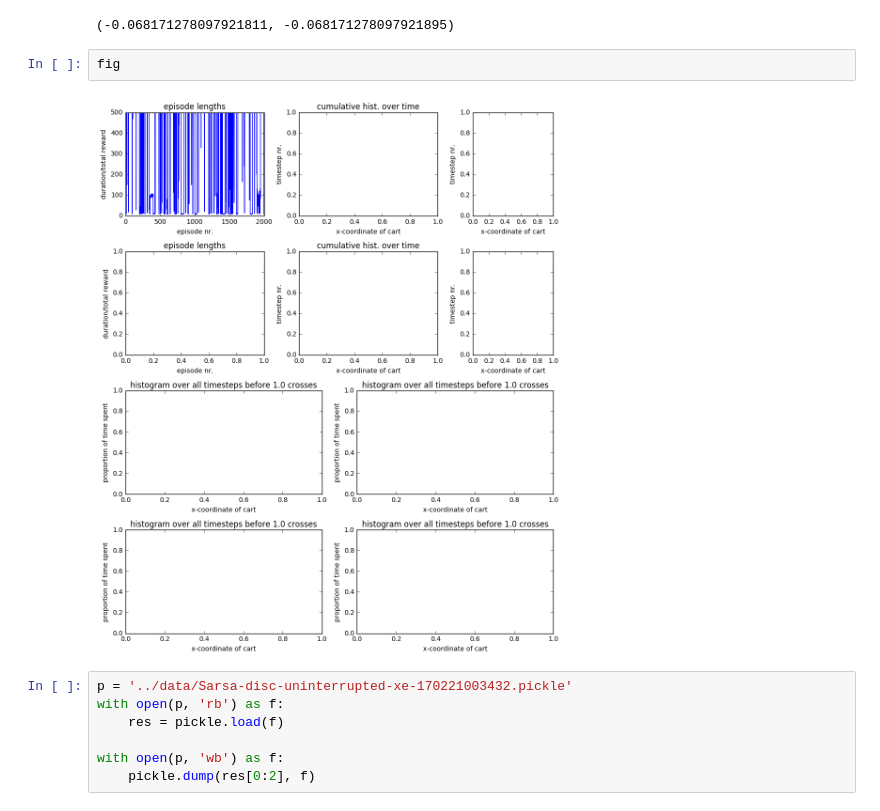
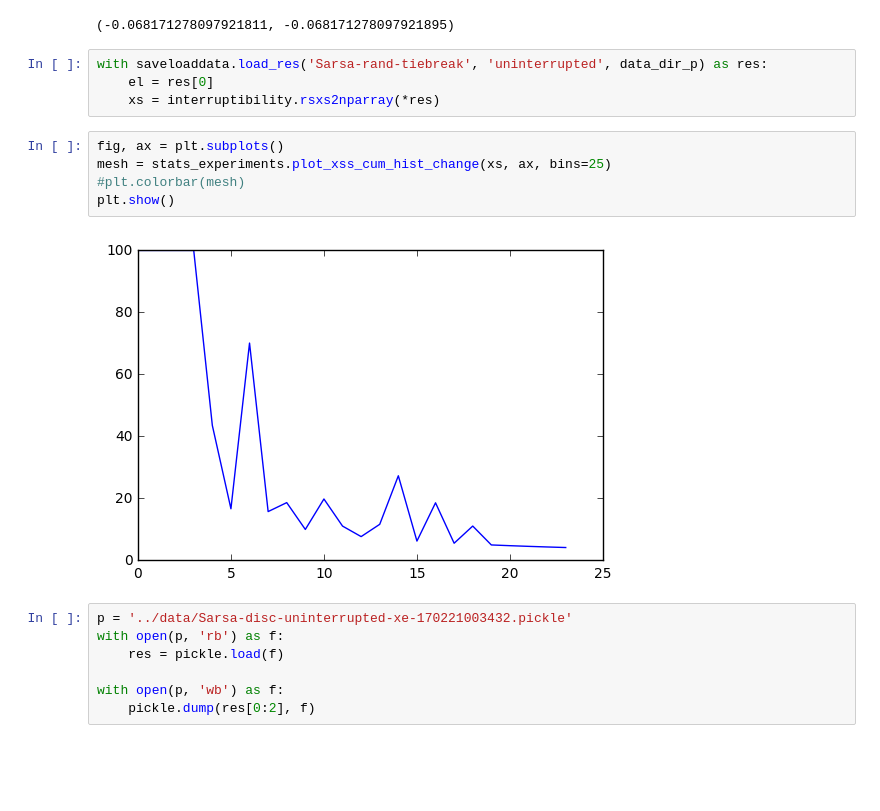
Before and after one commit to rmoehn/cartpole, a Jupyter notebook: notebooks/StatsExperiments.ipynb, the cells around one changed output. Drawn from its saved outputs; the diff is of its cells as text; blank space fills up the shorter version.

Commit message:
Try to quantify the change in the histogram

```diff
--- a/notebooks/StatsExperiments.ipynb
+++ b/notebooks/StatsExperiments.ipynb
@@ -126,10 +132,17 @@ se.plot_xs_hist(interruptibility.mask_after_cross(xs).flatten(), ax_comp[0], bin
 np.mean(before_cross.flatten()), np.mean(before_cross.compressed())
 # %% [output]
 (-0.068171278097921811, -0.068171278097921895)
-# %%
-fig
-# %% [output]
-[figure, removed]
+# %%
+with saveloaddata.load_res('Sarsa-rand-tiebreak', 'uninterrupted', data_dir_p) as res:
+    el = res[0]
+    xs = interruptibility.rsxs2nparray(*res)
+# %%
+fig, ax = plt.subplots()
+mesh = stats_experiments.plot_xss_cum_hist_change(xs, ax, bins=25)
+#plt.colorbar(mesh)
+plt.show()
+# %% [output]
+[figure, added]
 # %%
 p = '../data/Sarsa-disc-uninterrupted-xe-170221003432.pickle'
 with open(p, 'rb') as f:
```
Also changed, not shown: parts of 1 cell of this notebook, 1 other file.
